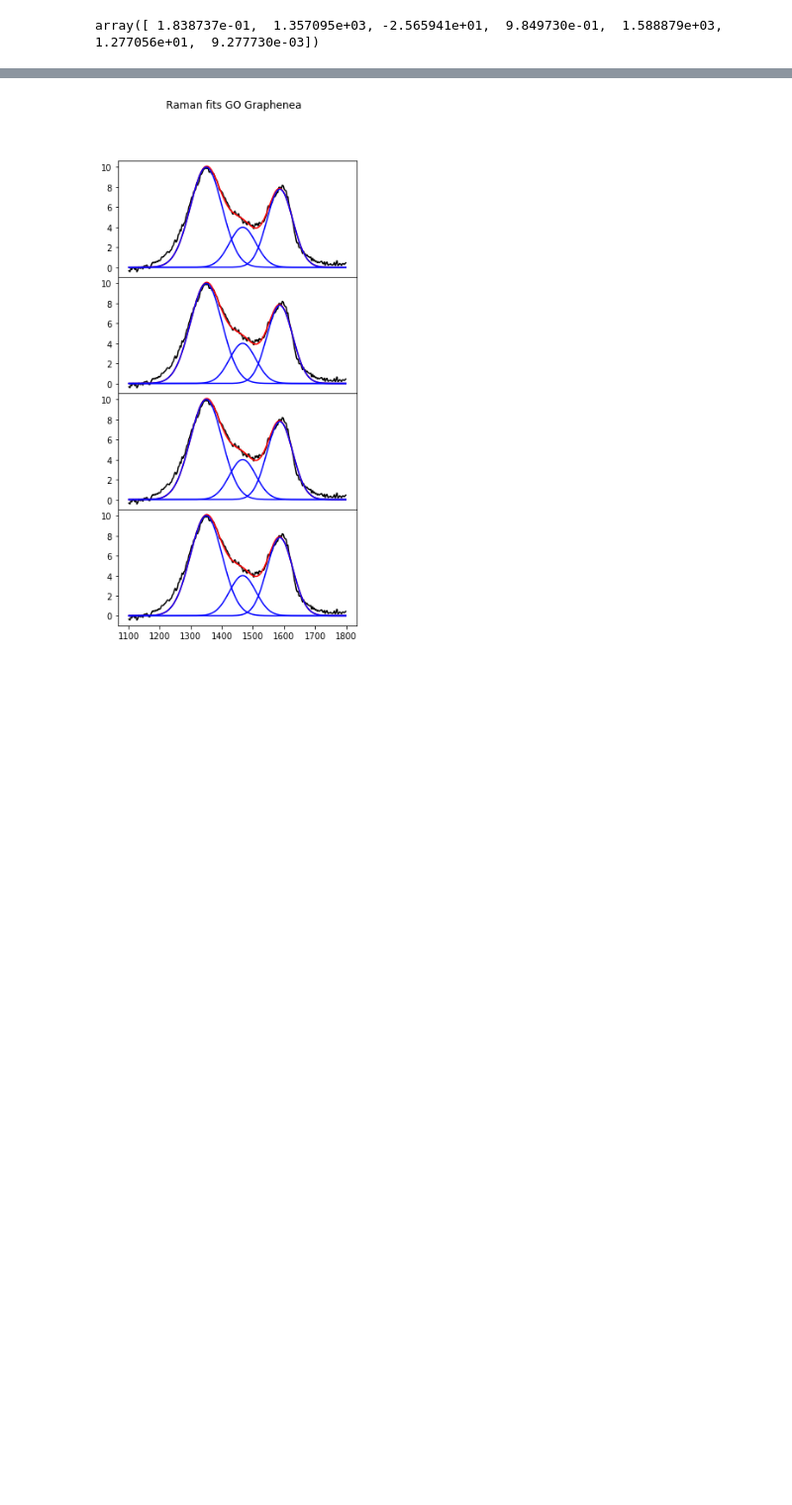
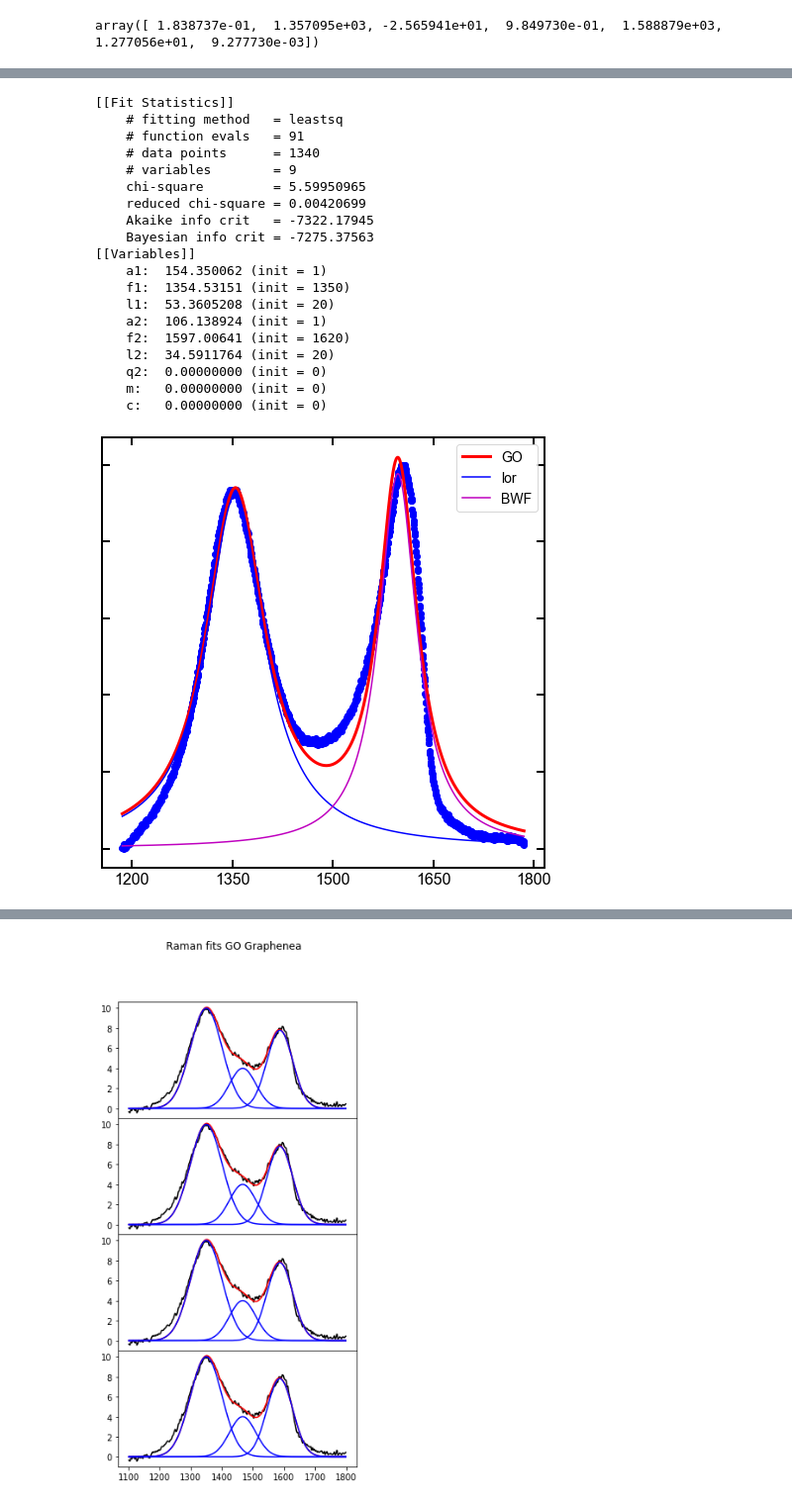
Before and after one commit to hududed/raman-analysis, a Jupyter notebook: nbs/Raman_ALEX.ipynb, the cells around one changed output, grey strips where cells are left out. Shown: that part at 99% size. Drawn from its saved outputs; the diff is of its cells as text; code cells hidden in the pictures; blank space fills up the shorter version.

```diff
--- a/nbs/Raman_ALEX.ipynb
+++ b/nbs/Raman_ALEX.ipynb
@@ -707,0 +408,59 @@ def show_plts(fn, parameters, method):
+# %%
+# x = df['Wavenumber']
+# y = df['2019-02-18  GO20_s1_lp960mW_dur10292ms_p90psi_3.csv']
+# y0 = df['2019-02-20  G020_pre_2.csv']
+
+#            (Name,  Value,  Vary,   Min,  Max,  Expr)
+pars.add_many(('a1',    1 ,   True,    0, None,  None),
+             ('f1',   1350,   False,  1340,  1360,  None),
+             ('l1',     20,   True,    10,   60,  None),
+             ('a2',      1,   True,    0, None,  None),
+             ('f2',    1620,   False,  1580,  1660,  None),
+             ('l2',     20,   True,    10,   60,  None),
+#              ('q2',      0,   True,    -10,   10,  None),
+             ('m',       0,   True,   None,  None,  None),
+             ('c',       0,   True,   None,  None,  None))
+
+result = minimize(two_lor, pars, method = 'leastsq', args=(x, y0_mm[:,0]))
+
+pars['f1'].vary = True
+pars['f2'].vary = True
+
+result2 = minimize(two_lor, pars, method = 'leastsq', args=(x, y0_mm[:,0]))
+
+yout, peak1, peak2 = two_lor(result2.params,x)
+
+print(fit_report(result2))
+
+fig, ax = plt.subplots(1, figsize=(8, 8))
+ax.xaxis.set_major_locator(plt.MaxNLocator(5))
+ax.set_yticklabels([])
+
+plt.plot(x, y0_mm[:,0], 'bo')
+plt.plot(x, yout, 'r-', label='GO', linewidth=3)
+plt.plot(x, peak1,'b-',label='lor')
+plt.plot(x, peak2,'m-',label='BWF')
+# plt.plot(x, background,'k-',label='baseline')
+plt.legend()
+plt.show()
+# %% [output]
+[[Fit Statistics]]
+    # fitting method   = leastsq
+    # function evals   = 91
+    # data points      = 1340
+    # variables        = 9
+    chi-square         = 5.59950965
+    reduced chi-square = 0.00420699
+    Akaike info crit   = -7322.17945
+    Bayesian info crit = -7275.37563
+[[Variables]]
+    a1:  154.350062 (init = 1)
+    f1:  1354.53151 (init = 1350)
+    l1:  53.3605208 (init = 20)
+    a2:  106.138924 (init = 1)
+    f2:  1597.00641 (init = 1620)
+    l2:  34.5911764 (init = 20)
+    q2:  0.00000000 (init = 0)
+    m:   0.00000000 (init = 0)
+    c:   0.00000000 (init = 0)
+[figure, added]
```
Also changed, not shown: parts of 45 cells of this notebook.
